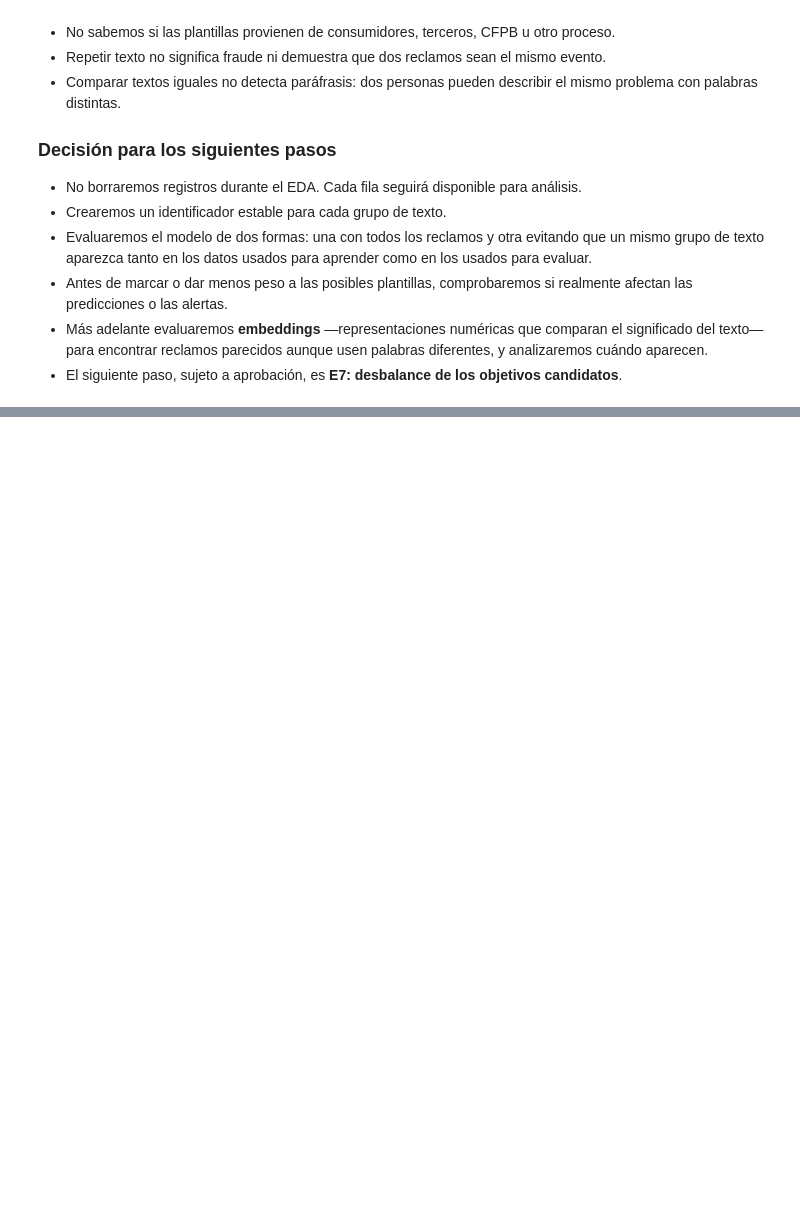
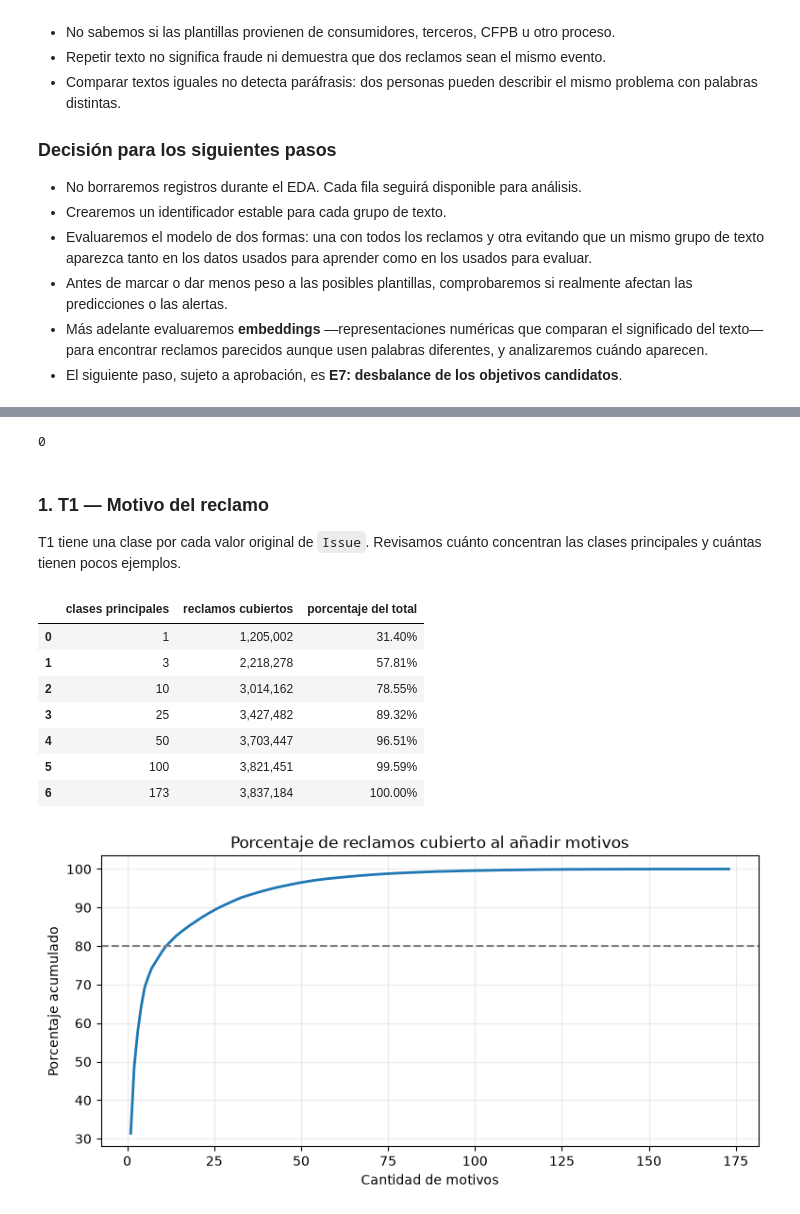
Before and after one commit to Codenid/capstone-claims-triage, a Jupyter notebook: notebooks/01_eda.ipynb, the cells around one changed output, grey strips where cells are left out. Drawn from its saved outputs; the diff is of its cells as text; code cells hidden in the pictures; blank space fills up the shorter version.

```diff
--- a/notebooks/01_eda.ipynb
+++ b/notebooks/01_eda.ipynb
@@ -1206,0 +1213,48 @@ display(largest_groups[[
+# %%
+del context
+gc.collect()
+# %% [output]
+0
+# %% [markdown]
+### 1. T1 — Motivo del reclamo
+
+T1 tiene una clase por cada valor original de `Issue`. Revisamos cuánto concentran las clases principales y cuántas tienen pocos ejemplos.
+# %%
+t1_counts = issue_counts.sort_values(ascending=False)
+t1_total = t1_counts.sum()
+t1_rank = pd.DataFrame({
+    "motivo": t1_counts.index,
+    "reclamos": t1_counts.to_numpy(),
+})
+t1_rank["porcentaje"] = 100 * t1_rank["reclamos"] / t1_total
+t1_rank["porcentaje acumulado"] = t1_rank["porcentaje"].cumsum()
+
+top_values = [1, 3, 10, 25, 50, 100, len(t1_rank)]
+concentration_rows = []
+for top_n in top_values:
+    concentration_rows.append({
+        "clases principales": top_n,
+        "reclamos cubiertos": t1_rank.iloc[:top_n]["reclamos"].sum(),
+        "porcentaje del total": t1_rank.iloc[:top_n]["porcentaje"].sum(),
+    })
+t1_concentration = pd.DataFrame(concentration_rows)
+t1_concentration["reclamos cubiertos"] = t1_concentration["reclamos cubiertos"].map("{:,}".format)
+t1_concentration["porcentaje del total"] = t1_concentration["porcentaje del total"].map("{:.2f}%".format)
+display(t1_concentration)
+
+fig, ax = plt.subplots(figsize=(9, 4))
+ax.plot(range(1, len(t1_rank) + 1), t1_rank["porcentaje acumulado"], linewidth=2)
+ax.axhline(80, color="gray", linestyle="--")
+ax.set(title="Porcentaje de reclamos cubierto al añadir motivos", xlabel="Cantidad de motivos", ylabel="Porcentaje acumulado")
+ax.grid(alpha=0.25)
+plt.show()
+# %% [output]
+|  | clases principales | reclamos cubiertos | porcentaje del total |
+| 0 | 1 | 1,205,002 | 31.40% |
+| 1 | 3 | 2,218,278 | 57.81% |
+| 2 | 10 | 3,014,162 | 78.55% |
+| 3 | 25 | 3,427,482 | 89.32% |
+| 4 | 50 | 3,703,447 | 96.51% |
+| 5 | 100 | 3,821,451 | 99.59% |
+| 6 | 173 | 3,837,184 | 100.00% |
+[figure, added]
```
Also changed, not shown: parts of 8 cells of this notebook.
